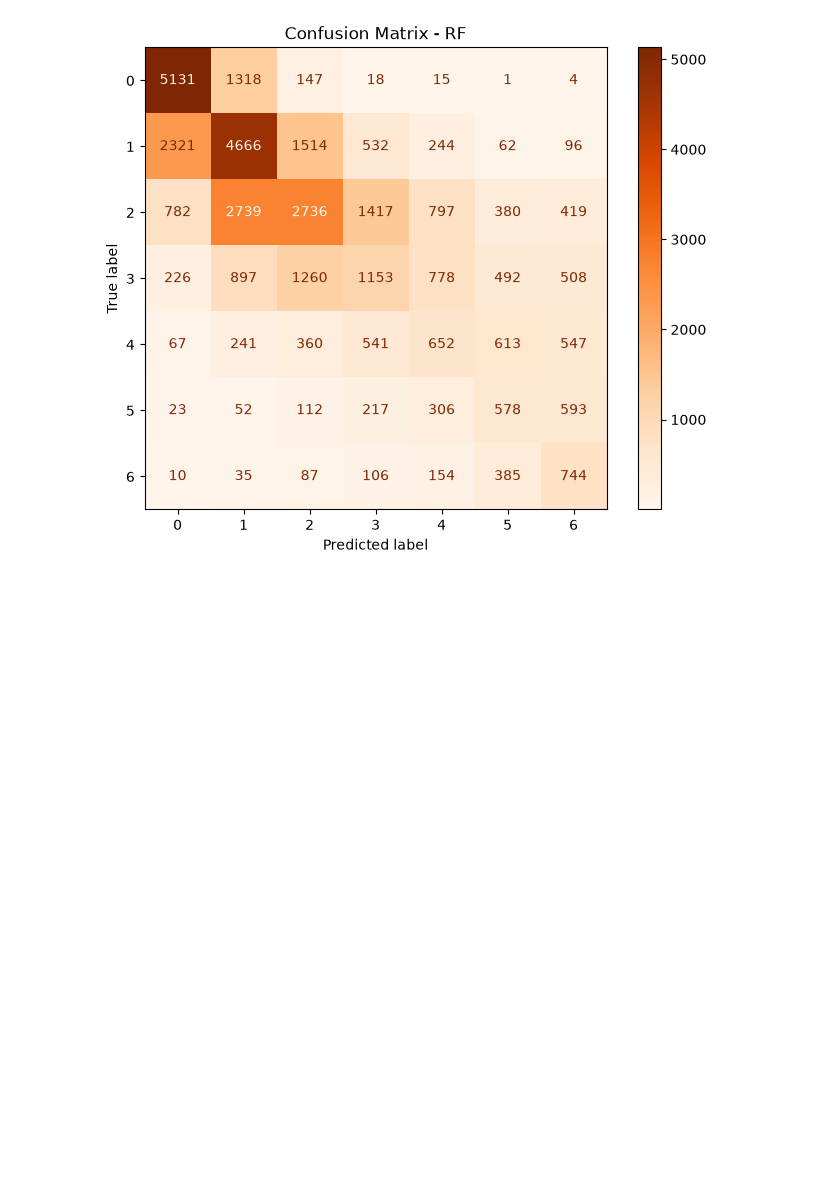
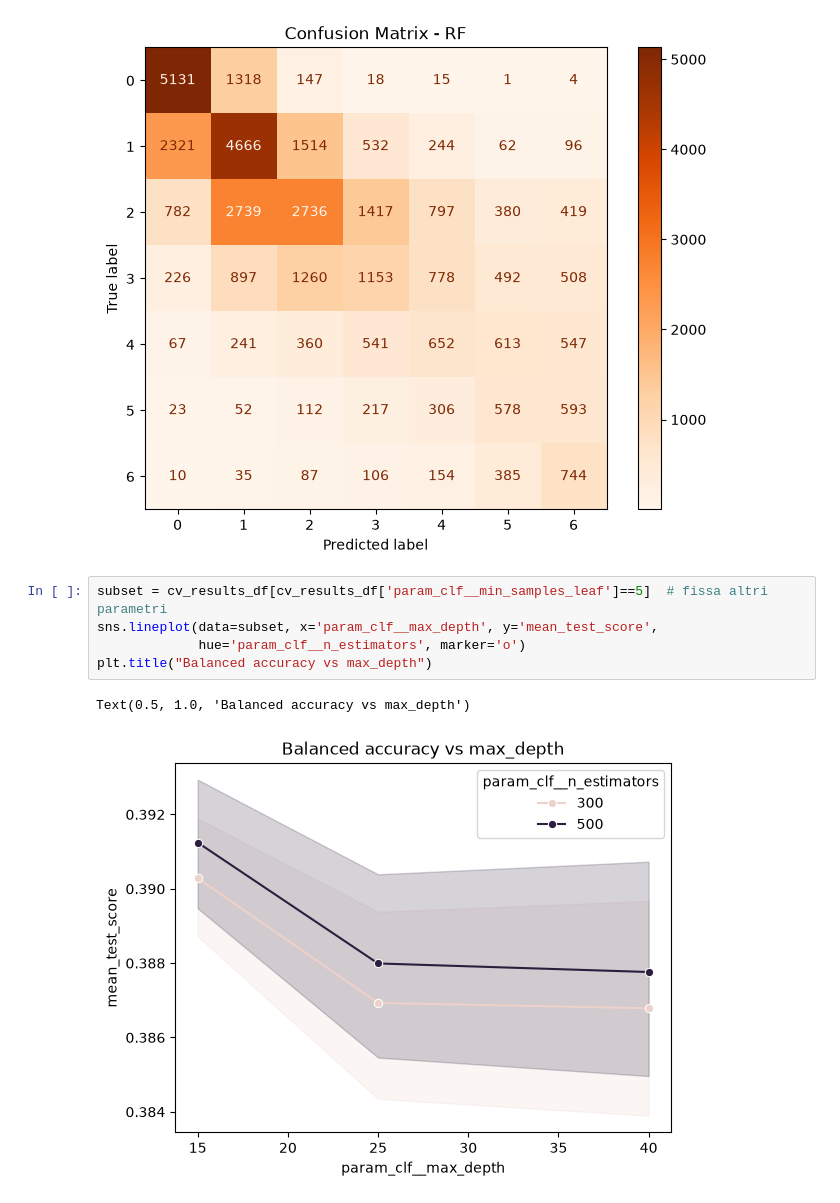
Before and after one commit to gabb-OS/loan-risk-rating-prediction, a Jupyter notebook: src/pipeline_rf.ipynb, the cells around one changed output. Drawn from its saved outputs; the diff is of its cells as text; blank space fills up the shorter version.

Commit message:
correct RF results

```diff
--- a/src/pipeline_rf.ipynb
+++ b/src/pipeline_rf.ipynb
@@ -276,3 +277,11 @@ weighted avg       0.42      0.42      0.41     37076
 Accuracy Score:          0.4224
 Balanced Accuracy Score: 0.3989
 [figure]
+# %%
+subset = cv_results_df[cv_results_df['param_clf__min_samples_leaf']==5]  # fissa altri parametri
+sns.lineplot(data=subset, x='param_clf__max_depth', y='mean_test_score',
+             hue='param_clf__n_estimators', marker='o')
+plt.title("Balanced accuracy vs max_depth")
+# %% [output]
+Text(0.5, 1.0, 'Balanced accuracy vs max_depth')
+[figure, added]
```
Also changed, not shown: parts of 2 cells of this notebook.
